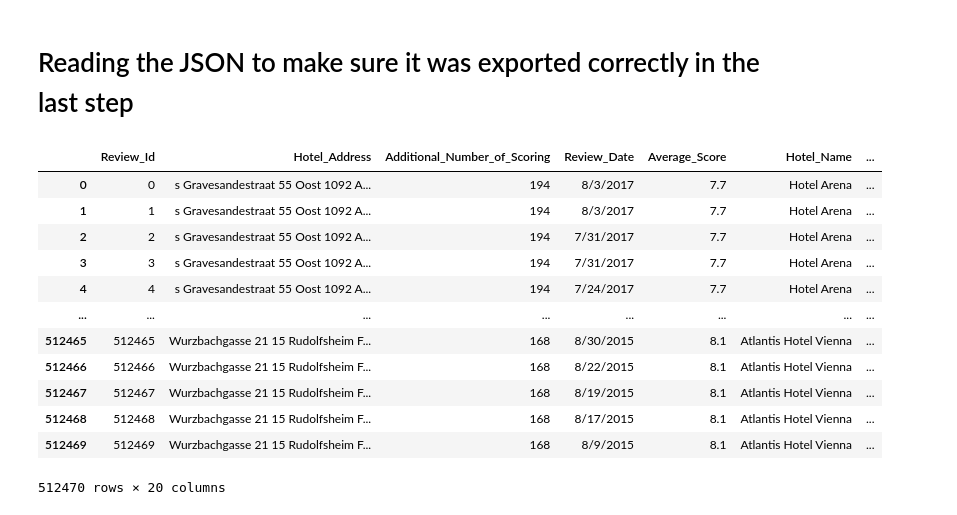
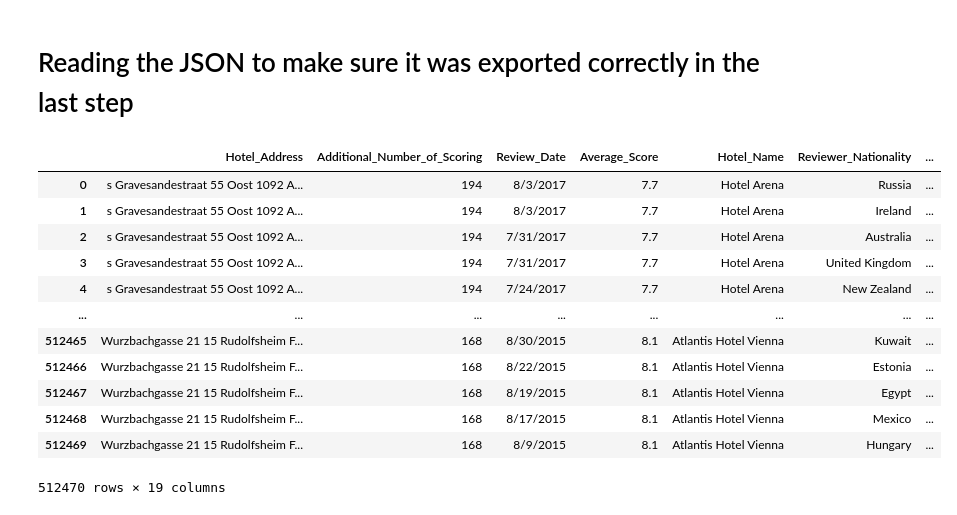
Before and after one commit to JagpreetBath/European_Hotel_Analysis, a Jupyter notebook: Data_Preprocessing/Step4_Joining_Tables_And_Creating_A_JSON.ipynb, the cells around one changed output. Saved outputs shown, nothing was run; the diff lists cells and outputs as text; code cells hidden in the pictures.

```diff
--- a/Data_Preprocessing/Step4_Joining_Tables_And_Creating_A_JSON.ipynb
+++ b/Data_Preprocessing/Step4_Joining_Tables_And_Creating_A_JSON.ipynb
@@ -82,22 +101,22 @@ hotel_combined.to_json('../DataFiles/TransformedData/JSON/hotel_combined.zip', i
 # Reading the JSON to make sure it was exported correctly in the last step
 # %%
 # Reading the JSON to make sure it was exported correctly
-zip_file = zf.ZipFile('../DataFiles/TransformedData/JSON/hotel_combined.zip')
-df = pd.read_json(zip_file.open('hotel_combined.json'))
+zip_file = zf.ZipFile('../DataFiles/TransformedData/JSON/all_rows_JSON.zip')
+df = pd.read_json(zip_file.open('all_rows_JSON.json'))
 
 # check the df
 df
 # %% [output]
-|  | Review_Id | Hotel_Address | Additional_Number_of_Scoring | Review_Date | Average_Score | Hotel_Name | ... |
-| 0 | 0 | s Gravesandestraat 55 Oost 1092 A... | 194 | 8/3/2017 | 7.7 | Hotel Arena | ... |
-| 1 | 1 | s Gravesandestraat 55 Oost 1092 A... | 194 | 8/3/2017 | 7.7 | Hotel Arena | ... |
-| 2 | 2 | s Gravesandestraat 55 Oost 1092 A... | 194 | 7/31/2017 | 7.7 | Hotel Arena | ... |
-| 3 | 3 | s Gravesandestraat 55 Oost 1092 A... | 194 | 7/31/2017 | 7.7 | Hotel Arena | ... |
-| 4 | 4 | s Gravesandestraat 55 Oost 1092 A... | 194 | 7/24/2017 | 7.7 | Hotel Arena | ... |
+|  | Hotel_Address | Additional_Number_of_Scoring | Review_Date | Average_Score | Hotel_Name | Reviewer_Nationality | ... |
+| 0 | s Gravesandestraat 55 Oost 1092 A... | 194 | 8/3/2017 | 7.7 | Hotel Arena | Russia | ... |
+| 1 | s Gravesandestraat 55 Oost 1092 A... | 194 | 8/3/2017 | 7.7 | Hotel Arena | Ireland | ... |
+| 2 | s Gravesandestraat 55 Oost 1092 A... | 194 | 7/31/2017 | 7.7 | Hotel Arena | Australia | ... |
+| 3 | s Gravesandestraat 55 Oost 1092 A... | 194 | 7/31/2017 | 7.7 | Hotel Arena | United Kingdom | ... |
+| 4 | s Gravesandestraat 55 Oost 1092 A... | 194 | 7/24/2017 | 7.7 | Hotel Arena | New Zealand | ... |
 | ... | ... | ... | ... | ... | ... | ... | ... |
-| 512465 | 512465 | Wurzbachgasse 21 15 Rudolfsheim F... | 168 | 8/30/2015 | 8.1 | Atlantis Hotel Vienna | ... |
-| 512466 | 512466 | Wurzbachgasse 21 15 Rudolfsheim F... | 168 | 8/22/2015 | 8.1 | Atlantis Hotel Vienna | ... |
-| 512467 | 512467 | Wurzbachgasse 21 15 Rudolfsheim F... | 168 | 8/19/2015 | 8.1 | Atlantis Hotel Vienna | ... |
-| 512468 | 512468 | Wurzbachgasse 21 15 Rudolfsheim F... | 168 | 8/17/2015 | 8.1 | Atlantis Hotel Vienna | ... |
-| 512469 | 512469 | Wurzbachgasse 21 15 Rudolfsheim F... | 168 | 8/9/2015 | 8.1 | Atlantis Hotel Vienna | ... |
+| 512465 | Wurzbachgasse 21 15 Rudolfsheim F... | 168 | 8/30/2015 | 8.1 | Atlantis Hotel Vienna | Kuwait | ... |
+| 512466 | Wurzbachgasse 21 15 Rudolfsheim F... | 168 | 8/22/2015 | 8.1 | Atlantis Hotel Vienna | Estonia | ... |
+| 512467 | Wurzbachgasse 21 15 Rudolfsheim F... | 168 | 8/19/2015 | 8.1 | Atlantis Hotel Vienna | Egypt | ... |
+| 512468 | Wurzbachgasse 21 15 Rudolfsheim F... | 168 | 8/17/2015 | 8.1 | Atlantis Hotel Vienna | Mexico | ... |
+| 512469 | Wurzbachgasse 21 15 Rudolfsheim F... | 168 | 8/9/2015 | 8.1 | Atlantis Hotel Vienna | Hungary | ... |
-512470 rows × 20 columns
+512470 rows × 19 columns
```
Also changed, not shown: parts of 3 cells of this notebook, 26 other files.
